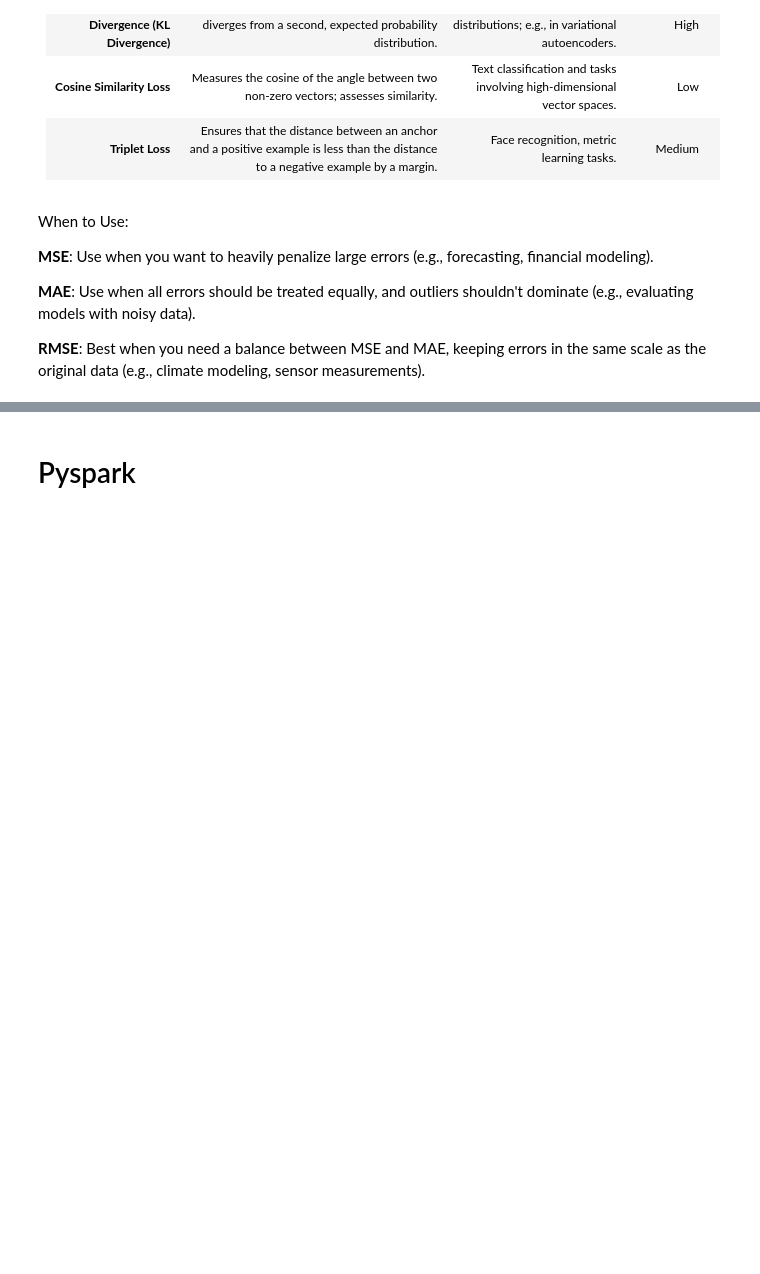
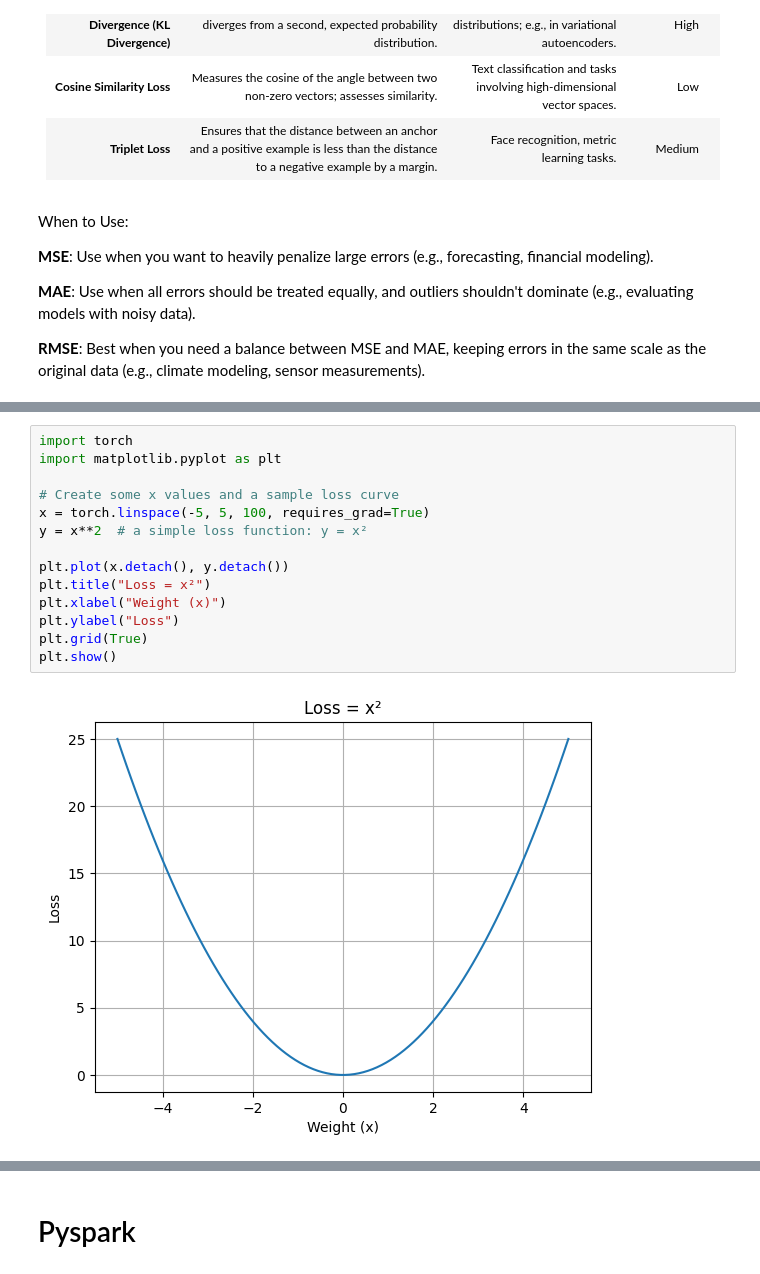
Before and after one commit to Moxiis/Kaggle, a Jupyter notebook: ML_cheatsheet/machine-learning-cheat-sheet.ipynb, the cells around one changed output, grey strips where cells are left out. Saved outputs shown, nothing was run; the diff lists cells and outputs as text; blank space fills up the shorter version.

```diff
--- a/ML_cheatsheet/machine-learning-cheat-sheet.ipynb
+++ b/ML_cheatsheet/machine-learning-cheat-sheet.ipynb
@@ -844,0 +1014,16 @@ When to Use:
+# %%
+import torch
+import matplotlib.pyplot as plt
+
+# Create some x values and a sample loss curve
+x = torch.linspace(-5, 5, 100, requires_grad=True)
+y = x**2  # a simple loss function: y = x²
+
+plt.plot(x.detach(), y.detach())
+plt.title("Loss = x²")
+plt.xlabel("Weight (x)")
+plt.ylabel("Loss")
+plt.grid(True)
+plt.show()
+# %% [output]
+[figure, added]
```
Also changed, not shown: parts of 14 cells of this notebook.
